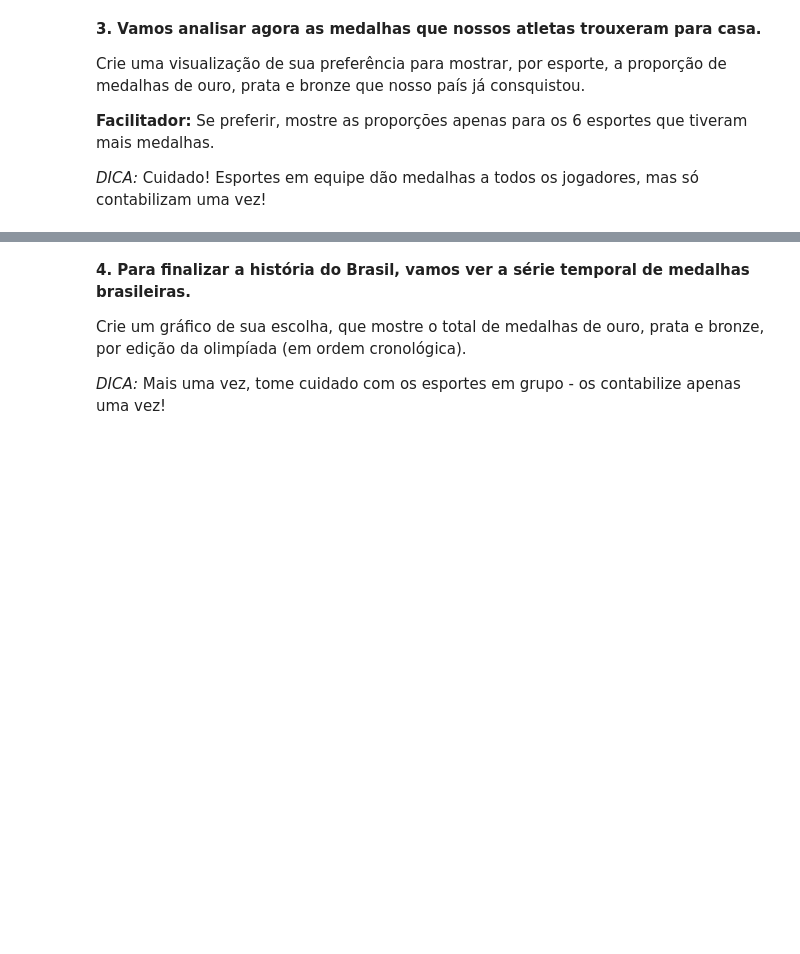
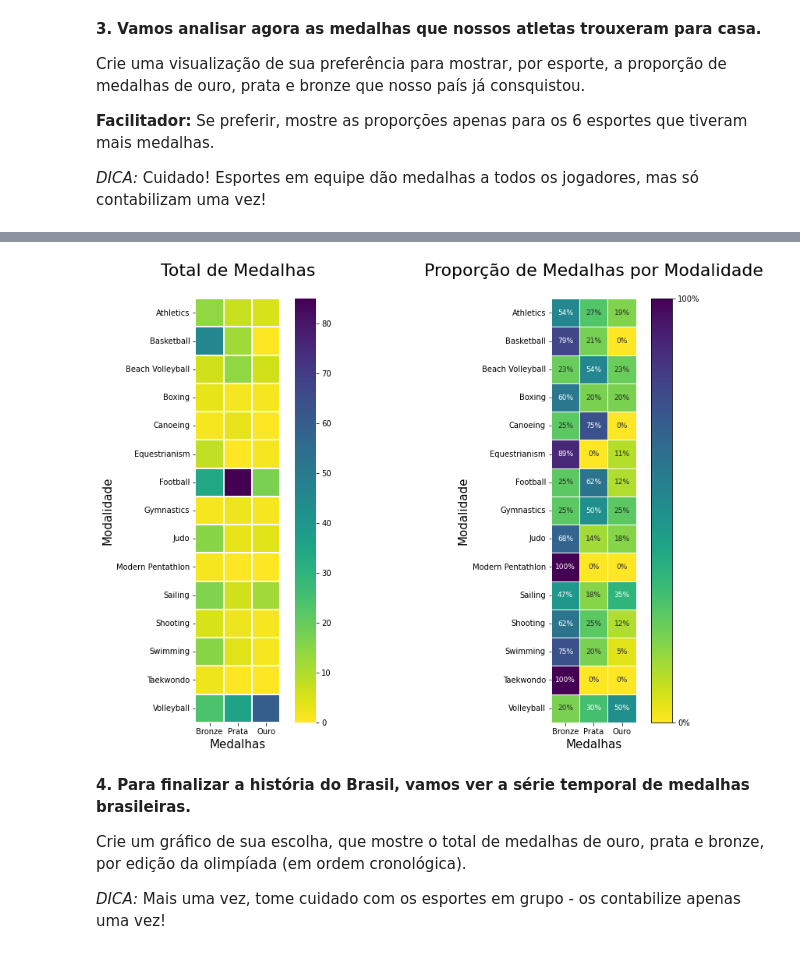
Before and after one commit to vmendes93/projeto_final_modulo_5, a Jupyter notebook: Projeto Final.ipynb, the cells around one changed output, grey strips where cells are left out. Drawn from its saved outputs; the diff is of its cells as text; code cells hidden in the pictures; blank space fills up the shorter version.

```diff
--- a/Projeto Final.ipynb
+++ b/Projeto Final.ipynb
@@ -275,0 +397,6 @@ Crie uma visualização de sua preferência para mostrar, por esporte, a propor
+# %%
+# Categorizando a coluna Medal
+
+br_df['Medal'] = br_df['Medal'].fillna(0)
+br_df['Medal'] = br_df['Medal'].replace({0: 0, 'Bronze': 1, 'Silver': 2, 'Gold': 3})
+br_df['Medal'] = pd.Categorical(br_df['Medal'], [0, 1, 2, 3], ordered=True)
@@ -275,0 +419,7 @@ Crie uma visualização de sua preferência para mostrar, por esporte, a propor
+# %%
+medalhistas = br_df[br_df['Medal'] != 0]
+# %%
+# Agrupando a quantidade de medalhas por tipo de medalha.
+
+medalhistas = medalhistas.groupby(['Sport', 'Medal']).Medal.count().unstack()
+medalhistas.loc[:,1:]
@@ -276,3 +444,36 @@ Crie uma visualização de sua preferência para mostrar, por esporte, a propor
+# %%
+# Criando a proporção de cada categoria de medalha em relação ao total de medalhas da modalidade esportiva
+prop = round(medalhistas.div(medalhistas.sum(axis=1), axis=0), 2)
+# %%
+f, (ax1, ax2) = plt.subplots(1, 2, figsize=(15, 10))
+
+ax1 = sns.heatmap(medalhistas.loc[:,1:], linewidths=2, ax=ax1, cmap='viridis_r',
+                  square=True, cbar=True)
+
+ax1.set_xticks(ticks = [0.5, 1.5, 2.5], labels=['Bronze', 'Prata', 'Ouro'])
+ax1.set_xlabel('Medalhas', size=15)
+ax1.set_ylabel('Modalidade', size=15)
+ax1.set_title('Total de Medalhas\n', size=22)
+
+
+ax2 = sns.heatmap(prop.loc[:,1:], linewidths=.5, ax=ax2, cmap='viridis_r',
+                  square=True, cbar=False, annot=True, annot_kws={"fontsize":9})
+
+cbar2 = ax2.figure.colorbar(ax2.collections[0])
+cbar2.set_ticks([0, 1])
+cbar2.set_ticklabels(["0%", "100%"])
+
+ax2.set_xticks(ticks = [0.5, 1.5, 2.5], labels=['Bronze', 'Prata', 'Ouro'])
+ax2.set_xlabel('Medalhas', size=15)
+ax2.set_ylabel('Modalidade', size=15)
+ax2.set_title('Proporção de Medalhas por Modalidade\n', size=22)
+for t in ax2.texts: t.set_text(str(int(float(t.get_text())*100)) + "%")
+
+plt.show()
+
+# obs: se estiver estranho com as anotações, mudar annot para False
+# %% [output]
+[figure, added]
 # %% [markdown]
 **4. Para finalizar a história do Brasil, vamos ver a série temporal de medalhas brasileiras.**
 
```
Also changed, not shown: parts of 14 cells of this notebook.
